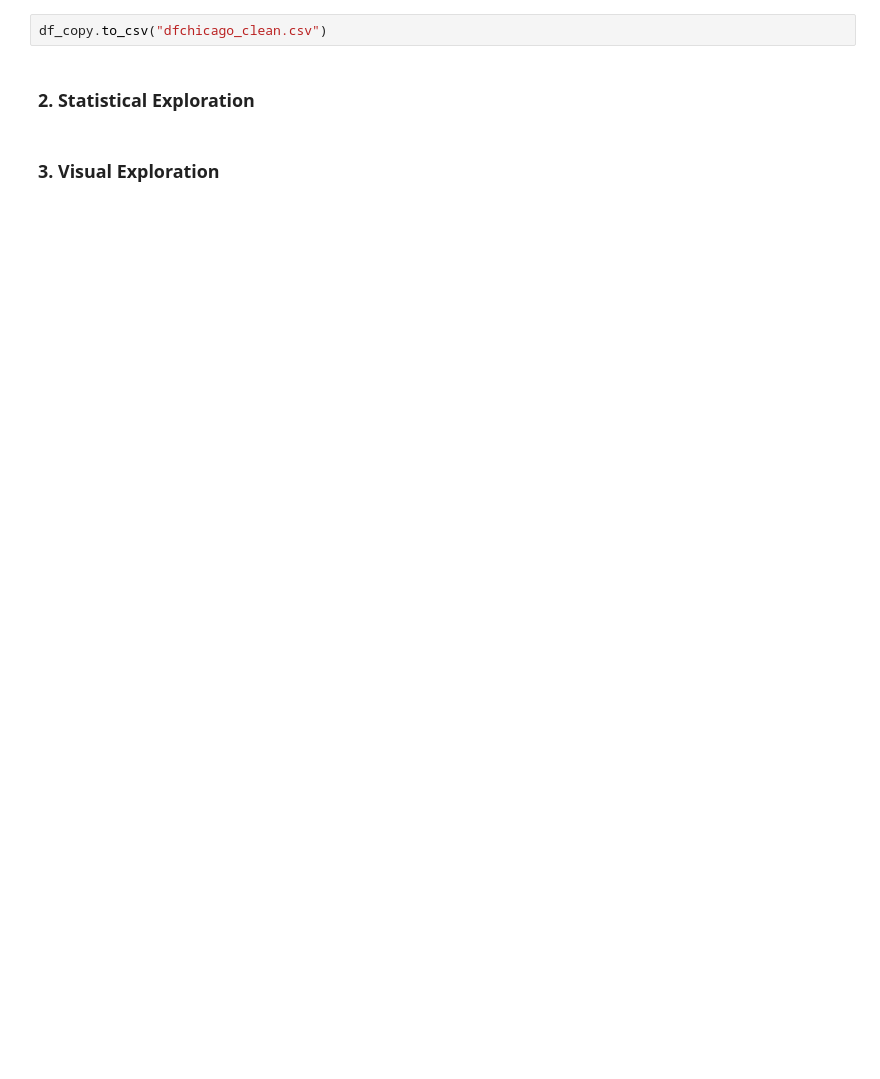
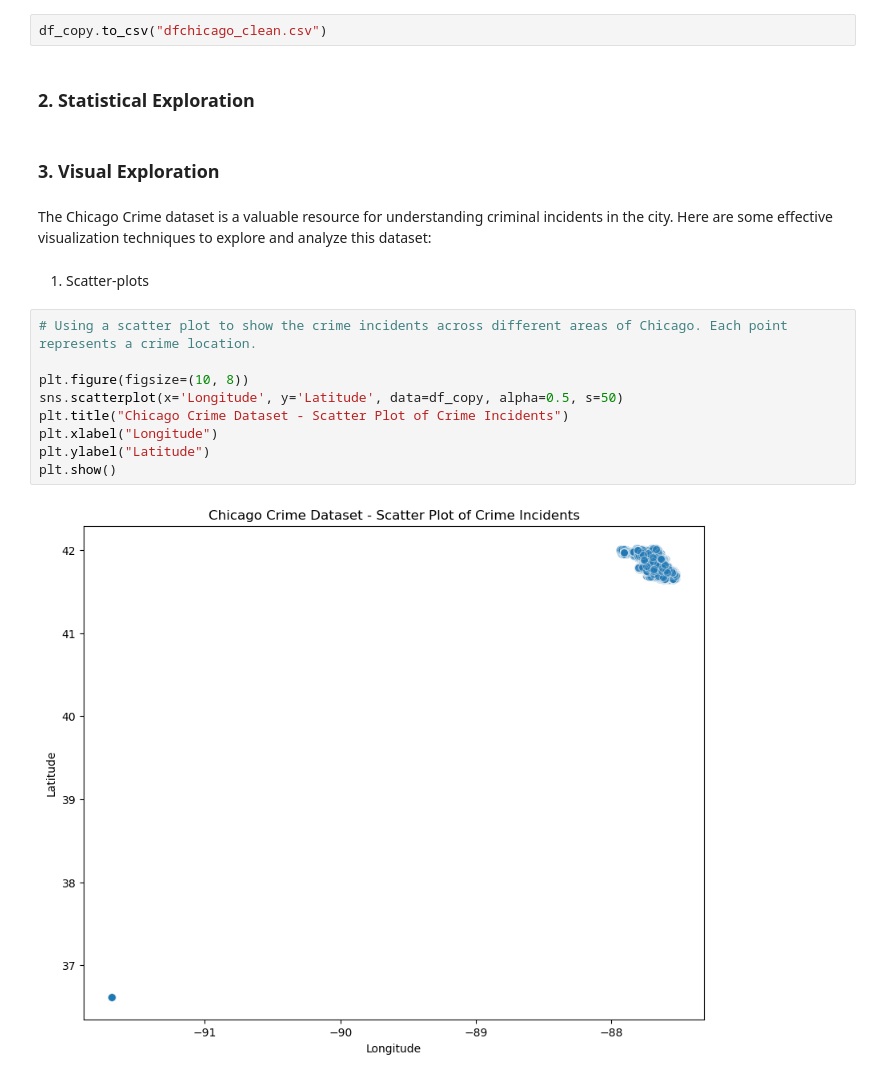
Before and after one commit to OGerison/circle-13-project, a Jupyter notebook: circle13chicagoeda.ipynb, the cells around one changed output. Cells and saved outputs as stored; diff of their text form; blank space fills up the shorter version.

```diff
--- a/circle13chicagoeda.ipynb
+++ b/circle13chicagoeda.ipynb
@@ -178,3 +156,18 @@ df_copy.to_csv("dfchicago_clean.csv")
 ### 2. Statistical Exploration
 # %% [markdown]
 ### 3. Visual Exploration
+# %% [markdown]
+The Chicago Crime dataset is a valuable resource for understanding criminal incidents in the city. Here are some effective visualization techniques to explore and analyze this dataset:
+# %% [markdown]
+1. Scatter-plots
+# %%
+# Using a scatter plot to show the crime incidents across different areas of Chicago. Each point represents a crime location.
+
+plt.figure(figsize=(10, 8))
+sns.scatterplot(x='Longitude', y='Latitude', data=df_copy, alpha=0.5, s=50)
+plt.title("Chicago Crime Dataset - Scatter Plot of Crime Incidents")
+plt.xlabel("Longitude")
+plt.ylabel("Latitude")
+plt.show()
+# %% [output]
+[figure, added]
```
Also changed, not shown: parts of 24 cells of this notebook.
